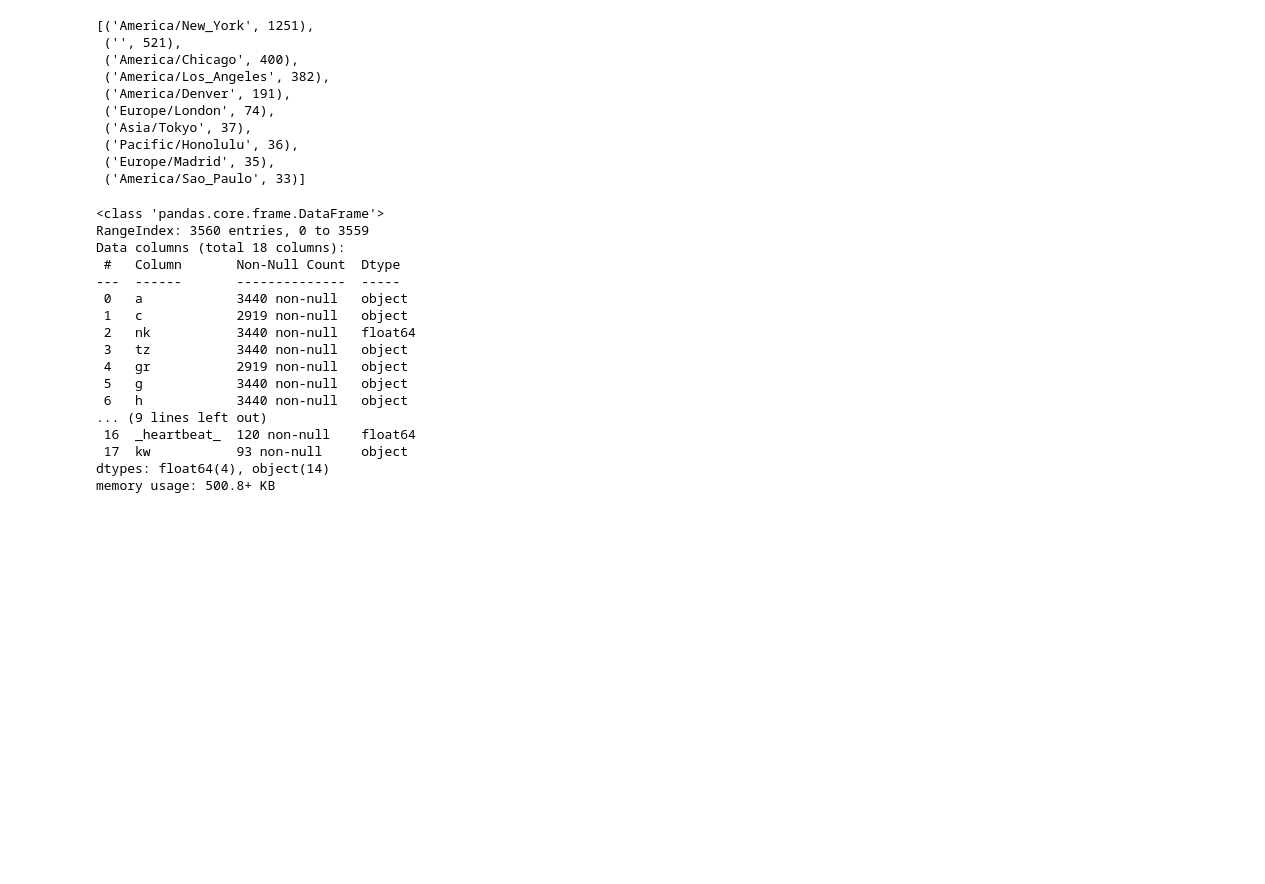
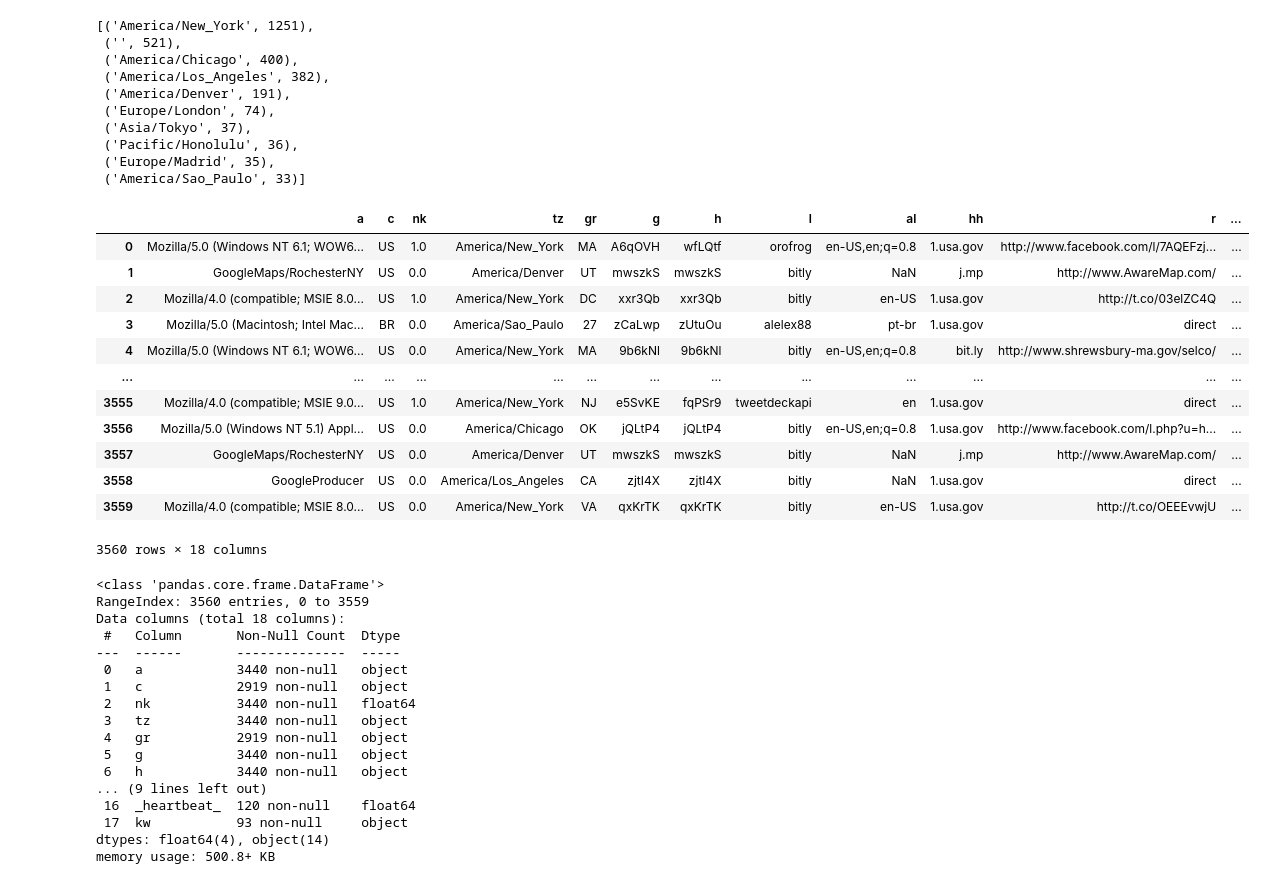
Before and after one commit to ng-huutai01/data-analysis-example, a Jupyter notebook: ch13.ipynb, the cells around one changed output. Drawn from its saved outputs; the diff is of its cells as text; code cells hidden in the pictures; blank space fills up the shorter version.

```diff
--- a/ch13.ipynb
+++ b/ch13.ipynb
@@ -133,6 +133,21 @@ counts.most_common(10)
  ('America/Sao_Paulo', 33)]
 # %%
 frame = pd.DataFrame(records)
+frame
+# %% [output]
+|  | a | c | nk | tz | gr | g | h | l | al | hh | r | ... |
+| 0 | Mozilla/5.0 (Windows NT 6.1; WOW6... | US | 1.0 | America/New_York | MA | A6qOVH | wfLQtf | orofrog | en-US,en;q=0.8 | 1.usa.gov | http://www.facebook.com/l/7AQEFzj... | ... |
+| 1 | GoogleMaps/RochesterNY | US | 0.0 | America/Denver | UT | mwszkS | mwszkS | bitly | NaN | j.mp | http://www.AwareMap.com/ | ... |
+| 2 | Mozilla/4.0 (compatible; MSIE 8.0... | US | 1.0 | America/New_York | DC | xxr3Qb | xxr3Qb | bitly | en-US | 1.usa.gov | http://t.co/03elZC4Q | ... |
+| 3 | Mozilla/5.0 (Macintosh; Intel Mac... | BR | 0.0 | America/Sao_Paulo | 27 | zCaLwp | zUtuOu | alelex88 | pt-br | 1.usa.gov | direct | ... |
+| 4 | Mozilla/5.0 (Windows NT 6.1; WOW6... | US | 0.0 | America/New_York | MA | 9b6kNl | 9b6kNl | bitly | en-US,en;q=0.8 | bit.ly | http://www.shrewsbury-ma.gov/selco/ | ... |
+| ... | ... | ... | ... | ... | ... | ... | ... | ... | ... | ... | ... | ... |
+| 3555 | Mozilla/4.0 (compatible; MSIE 9.0... | US | 1.0 | America/New_York | NJ | e5SvKE | fqPSr9 | tweetdeckapi | en | 1.usa.gov | direct | ... |
+| 3556 | Mozilla/5.0 (Windows NT 5.1) Appl... | US | 0.0 | America/Chicago | OK | jQLtP4 | jQLtP4 | bitly | en-US,en;q=0.8 | 1.usa.gov | http://www.facebook.com/l.php?u=h... | ... |
+| 3557 | GoogleMaps/RochesterNY | US | 0.0 | America/Denver | UT | mwszkS | mwszkS | bitly | NaN | j.mp | http://www.AwareMap.com/ | ... |
+| 3558 | GoogleProducer | US | 0.0 | America/Los_Angeles | CA | zjtI4X | zjtI4X | bitly | NaN | 1.usa.gov | direct | ... |
+| 3559 | Mozilla/4.0 (compatible; MSIE 8.0... | US | 0.0 | America/New_York | VA | qxKrTK | qxKrTK | bitly | en-US | 1.usa.gov | http://t.co/OEEEvwjU | ... |
+3560 rows × 18 columns
 # %%
 frame.info()
 frame["tz"].head()
```
Also changed, not shown: parts of 26 cells of this notebook, 2 other files.
